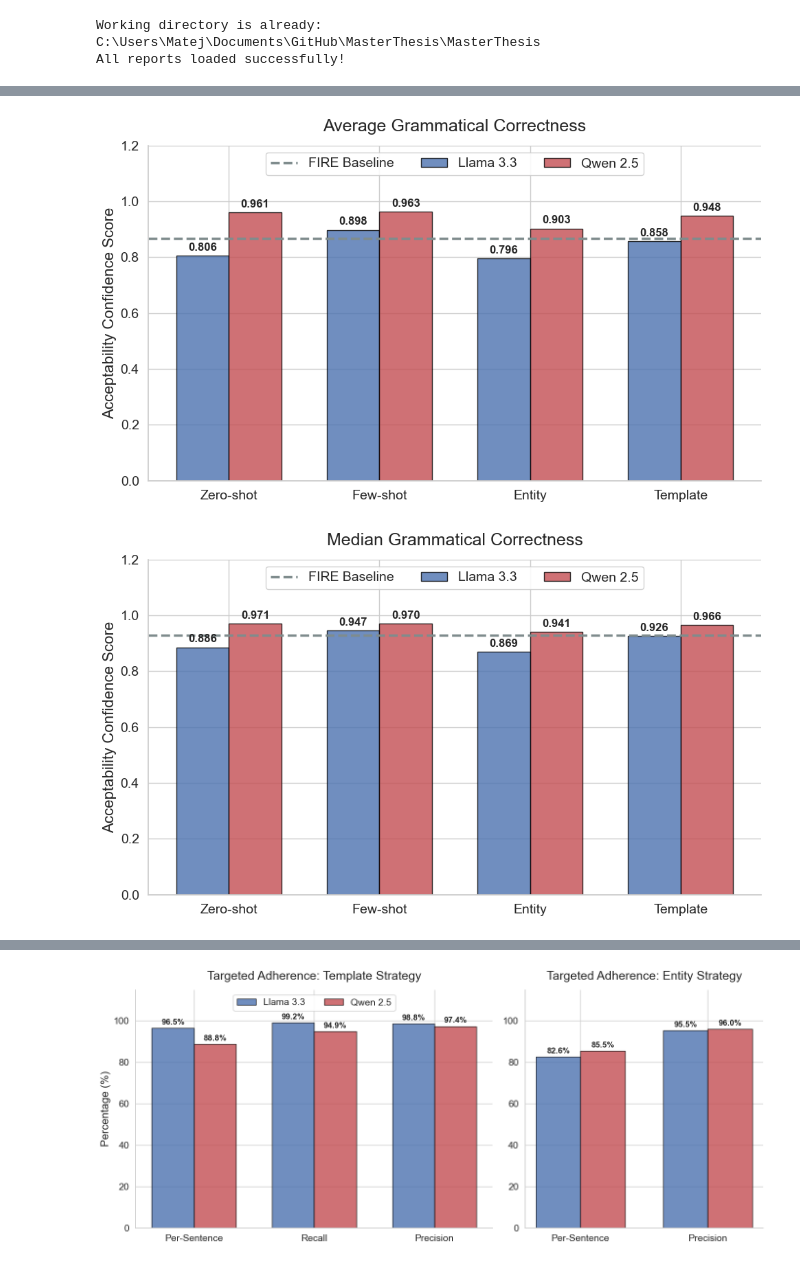
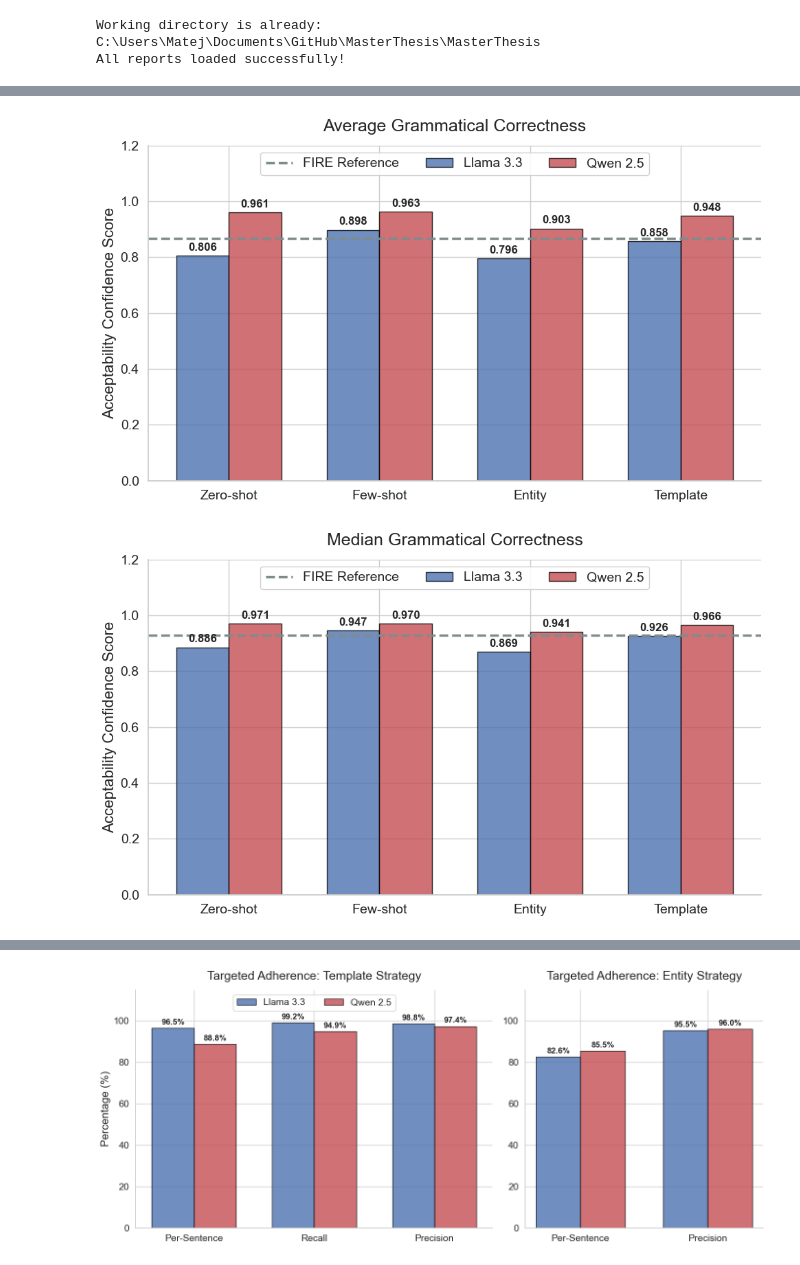
Before and after one commit to MatejPriesol/synthetic-financial-text-generation, a Jupyter notebook: notebooks/plot_results_new.ipynb, the cells around one changed output, grey strips where cells are left out. Drawn from its saved outputs; the diff is of its cells as text; code cells hidden in the pictures.

```diff
--- a/notebooks/plot_results_new.ipynb
+++ b/notebooks/plot_results_new.ipynb
@@ -219,30 +200,26 @@ plt.show()
 # %%
-# 1. EXTRACT DATA FOR GRAMMAR
+# =========================================================
+# GRAMMATICAL CORRECTNESS
+# =========================================================
 strategies = list(llama_paths.keys())
+x = np.arange(len(strategies))
+width = 0.35
 
-# Safe extraction for FIRE (in case you didn't run grammar eval on the human baseline)
-fire_grammar = fire_data.get("Grammar", {}).get("grammar", {})
+# Safe extraction for FIRE reference data
+fire_grammar = fire_data.get("Grammar", {}).get("metrics", {})
 fire_avg = fire_grammar.get("avg_score", None)
 fire_median = fire_grammar.get("median_score", None)
 
-# Llama Extraction
-llama_avg = [llama_data[s]["Grammar"]["grammar"]["avg_score"] for s in strategies]
-llama_median = [llama_data[s]["Grammar"]["grammar"]["median_score"] for s in strategies]
+# Extract LLM Grammar Scores
+llama_avg = [llama_data[s]["Grammar"]["metrics"]["avg_score"] for s in strategies]
+llama_median = [llama_data[s]["Grammar"]["metrics"]["median_score"] for s in strategies]
+qwen_avg = [qwen_data[s]["Grammar"]["metrics"]["avg_score"] for s in strategies]
+qwen_median = [qwen_data[s]["Grammar"]["metrics"]["median_score"] for s in strategies]
 
-# Qwen Extraction
-qwen_avg = [qwen_data[s]["Grammar"]["grammar"]["avg_score"] for s in strategies]
-qwen_median = [qwen_data[s]["Grammar"]["grammar"]["median_score"] for s in strategies]
-
-x = np.arange(len(strategies))
-width = 0.35  # Bar width
-
-# Create output directory
 output_dir = Path("output/presentation/grammar")
 output_dir.mkdir(parents=True, exist_ok=True)
 
-# =========================================================
-# PLOT 1: AVERAGE GRAMMATICAL CORRECTNESS
-# =========================================================
+# --- Plot A: Average Grammatical Correctness ---
 fig1, ax1 = plt.subplots(figsize=(10, 6))
 
 rects1_llama = ax1.bar(x - width/2, llama_avg, width, label='Llama 3.3',
@@ -250,61 +227,51 @@ rects1_llama = ax1.bar(x - width/2, llama_avg, width, label='Llama 3.3',
 rects1_qwen = ax1.bar(x + width/2, qwen_avg, width, label='Qwen 2.5',
                       color=QWEN_COLOR, alpha=BAR_ALPHA, edgecolor=EDGE_COLOR)
 
-# Plot FIRE Baseline if it exists
 if fire_avg is not None:
-    ax1.axhline(fire_avg, color=FIRE_COLOR, linestyle='--', linewidth=2.5, label='FIRE Baseline')
+    ax1.axhline(fire_avg, color=FIRE_COLOR, linestyle='--', linewidth=2.5, label='FIRE Reference')
 
 ax1.set_ylabel('Acceptability Confidence Score')
 ax1.set_title('Average Grammatical Correctness', pad=15)
 ax1.set_xticks(x)
 ax1.set_xticklabels(strategies)
-
-# Y-lim headroom for legend & bar labels
 ax1.set_ylim(0, 1.2)
 ax1.legend(loc='upper center', ncol=3 if fire_avg is not None else 2, framealpha=0.9)
 
-# Labels
 ax1.bar_label(rects1_llama, padding=3, fmt='%.3f', fontsize=12, fontweight='bold')
 ax1.bar_label(rects1_qwen, padding=3, fmt='%.3f', fontsize=12, fontweight='bold')
 
 sns.despine()
 plt.tight_layout()
 plt.savefig(output_dir / "average_grammar_presentation.png", dpi=300, bbox_inches='tight')
 plt.show()
 
-# =========================================================
-# PLOT 2: MEDIAN GRAMMATICAL CORRECTNESS
-# =========================================================
+# --- Plot B: Median Grammatical Correctness ---
 fig2, ax2 = plt.subplots(figsize=(10, 6))
 
 rects2_llama = ax2.bar(x - width/2, llama_median, width, label='Llama 3.3',
                        color=LLAMA_COLOR, alpha=BAR_ALPHA, edgecolor=EDGE_COLOR)
 rects2_qwen = ax2.bar(x + width/2, qwen_median, width, label='Qwen 2.5',
                       color=QWEN_COLOR, alpha=BAR_ALPHA, edgecolor=EDGE_COLOR)
 
-# Plot FIRE Baseline if it exists
 if fire_median is not None:
-    ax2.axhline(fire_median, color=FIRE_COLOR, linestyle='--', linewidth=2.5, label='FIRE Baseline')
+    ax2.axhline(fire_median, color=FIRE_COLOR, linestyle='--', linewidth=2.5, label='FIRE Reference')
 
 ax2.set_ylabel('Acceptability Confidence Score')
 ax2.set_title('Median Grammatical Correctness', pad=15)
 ax2.set_xticks(x)
 ax2.set_xticklabels(strategies)
-
-# Y-lim headroom for legend & bar labels
 ax2.set_ylim(0, 1.2)
 ax2.legend(loc='upper center', ncol=3 if fire_median is not None else 2, framealpha=0.9)
 
-# Labels
 ax2.bar_label(rects2_llama, padding=3, fmt='%.3f', fontsize=12, fontweight='bold')
 ax2.bar_label(rects2_qwen, padding=3, fmt='%.3f', fontsize=12, fontweight='bold')
 
 sns.despine()
 plt.tight_layout()
 plt.savefig(output_dir / "median_grammar_presentation.png", dpi=300, bbox_inches='tight')
 plt.show()
 # %% [output]
-[figure, old version]
+[figure, new version]
-[figure, old version]
+[figure, new version]
 # %%
 # =========================================================
```
Also changed, not shown: parts of 6 cells of this notebook, 5 other files.
